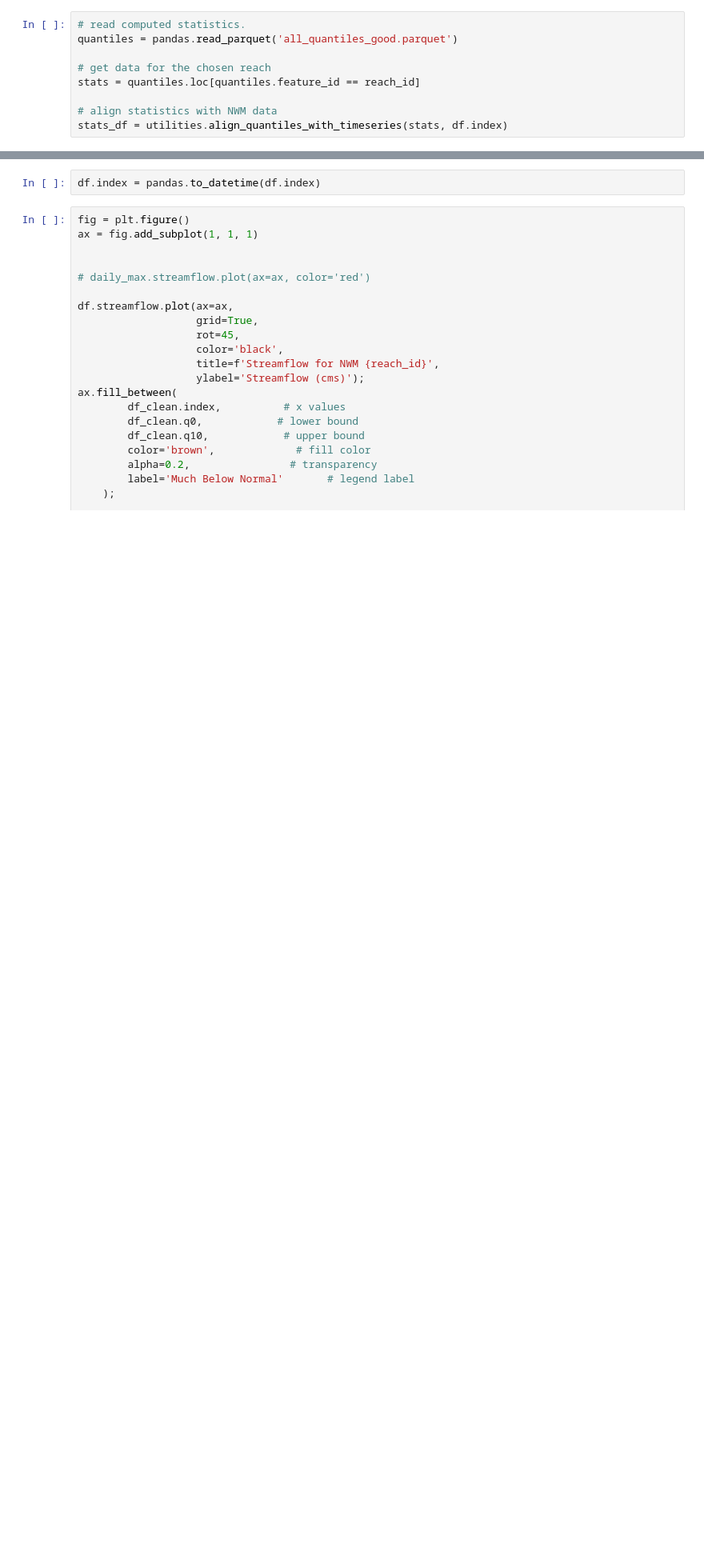
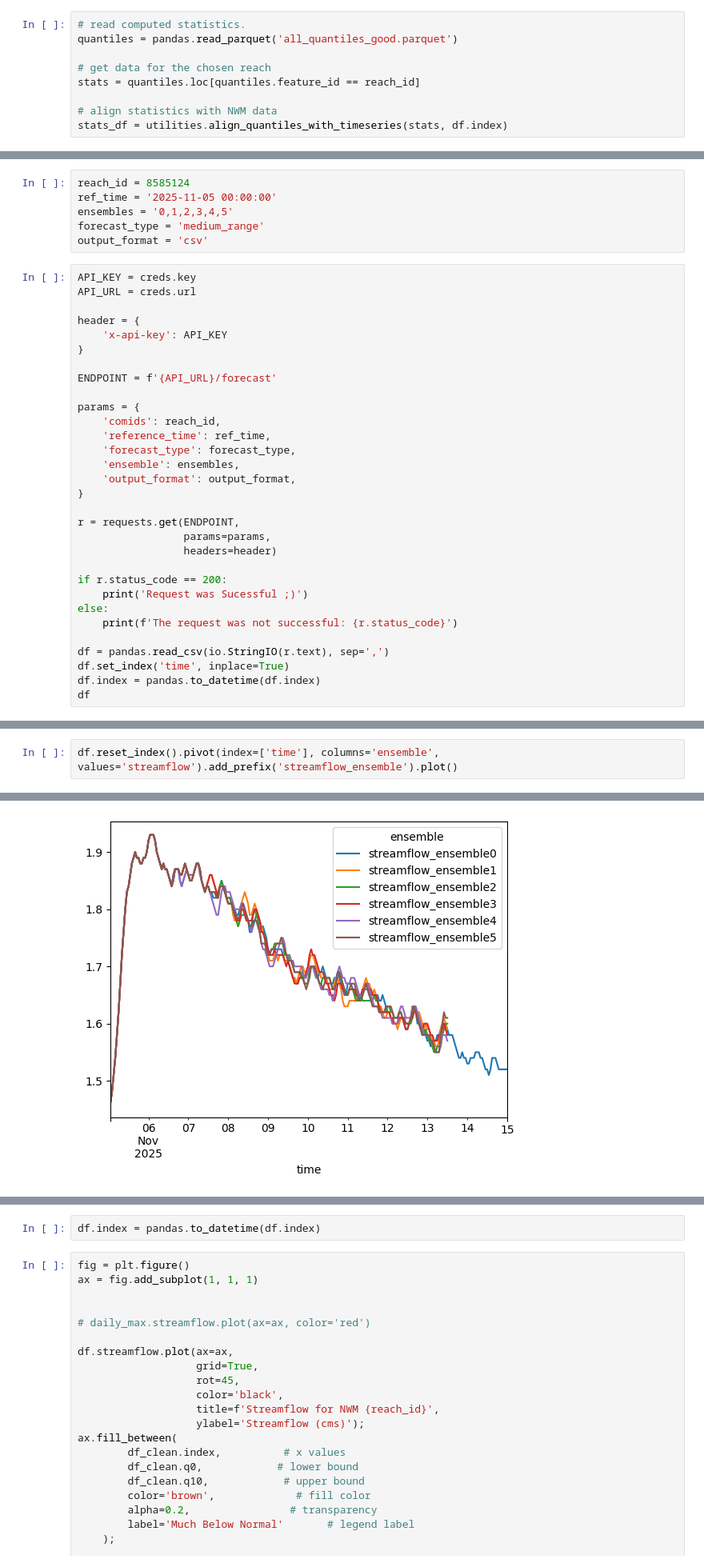
Before and after one commit to CUAHSI/com_res, a Jupyter notebook: fim/reach-statistics/plot_iqr_and_nwm.ipynb, the cells around one changed output, grey strips where cells are left out. Shown: that part at 80% size. Drawn from its saved outputs; the diff is of its cells as text; blank space fills up the shorter version.

```diff
--- a/fim/reach-statistics/plot_iqr_and_nwm.ipynb
+++ b/fim/reach-statistics/plot_iqr_and_nwm.ipynb
@@ -139,0 +97,37 @@ plt.show()
+# %%
+reach_id = 8585124
+ref_time = '2025-11-05 00:00:00'
+ensembles = '0,1,2,3,4,5'
+forecast_type = 'medium_range'
+output_format = 'csv'
+# %%
+API_KEY = creds.key
+API_URL = creds.url
+
+header = {
+    'x-api-key': API_KEY
+}
+
+ENDPOINT = f'{API_URL}/forecast'
+
+params = {
+    'comids': reach_id,
+    'reference_time': ref_time,
+    'forecast_type': forecast_type,
+    'ensemble': ensembles,
+    'output_format': output_format,
+}
+
+r = requests.get(ENDPOINT,
+                 params=params,
+                 headers=header)
+
+if r.status_code == 200:
+    print('Request was Sucessful ;)')
+else:
+    print(f'The request was not successful: {r.status_code}')
+
+df = pandas.read_csv(io.StringIO(r.text), sep=',')
+df.set_index('time', inplace=True)
+df.index = pandas.to_datetime(df.index)
+df
@@ -139,0 +150,3 @@ plt.show()
+# %%
+df.reset_index().pivot(index=['time'], columns='ensemble', values='streamflow').add_prefix('streamflow_ensemble').plot()
+# %% [output]
@@ -139,0 +154 @@ plt.show()
+[figure, added]
```
Also changed, not shown: parts of 12 cells of this notebook.
